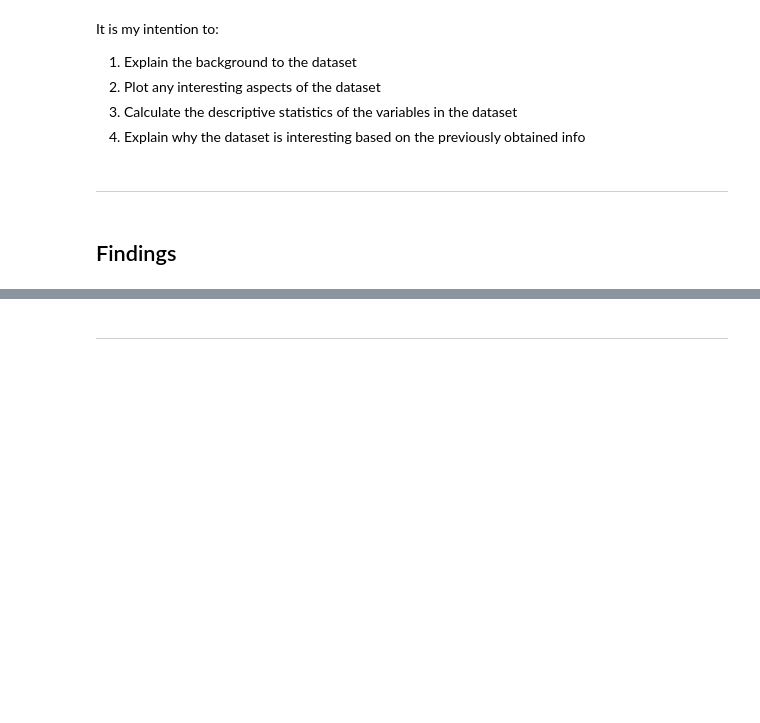
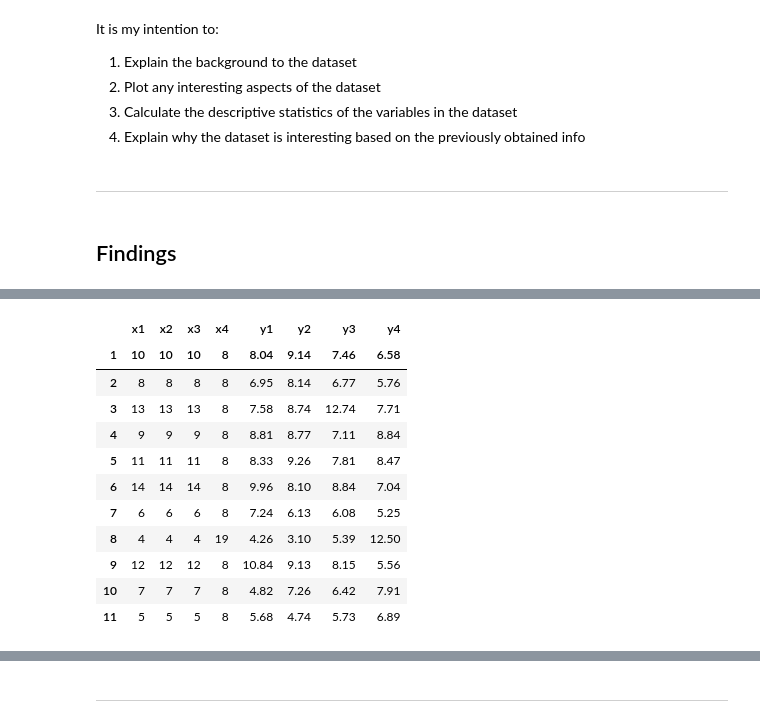
Before and after one commit to vwalsh86/Funds-of-DA-Practical, a Jupyter notebook: anscombe.datatset.ipynb, the cells around one changed output, grey strips where cells are left out. Saved outputs shown, nothing was run; the diff lists cells and outputs as text; code cells hidden in the pictures; blank space fills up the shorter version.

```diff
--- a/anscombe.datatset.ipynb
+++ b/anscombe.datatset.ipynb
@@ -129,0 +111,18 @@ dataset.describe()
+# %%
+# http://nbviewer.jupyter.org/github/psychemedia/ou-tm351/blob/master/notebooks-RFC/Anscombe's%20Quartet%20%5Bopen%5D.ipynb [7]
+import pandas as pd
+aq=pd.read_csv('anscombe.csv',header=[0,1],index_col=[0])
+aq
+# %% [output]
+|  | x1 | x2 | x3 | x4 | y1 | y2 | y3 | y4 |
+| 1 | 10 | 10 | 10 | 8 | 8.04 | 9.14 | 7.46 | 6.58 |
+| 2 | 8 | 8 | 8 | 8 | 6.95 | 8.14 | 6.77 | 5.76 |
+| 3 | 13 | 13 | 13 | 8 | 7.58 | 8.74 | 12.74 | 7.71 |
+| 4 | 9 | 9 | 9 | 8 | 8.81 | 8.77 | 7.11 | 8.84 |
+| 5 | 11 | 11 | 11 | 8 | 8.33 | 9.26 | 7.81 | 8.47 |
+| 6 | 14 | 14 | 14 | 8 | 9.96 | 8.10 | 8.84 | 7.04 |
+| 7 | 6 | 6 | 6 | 8 | 7.24 | 6.13 | 6.08 | 5.25 |
+| 8 | 4 | 4 | 4 | 19 | 4.26 | 3.10 | 5.39 | 12.50 |
+| 9 | 12 | 12 | 12 | 8 | 10.84 | 9.13 | 8.15 | 5.56 |
+| 10 | 7 | 7 | 7 | 8 | 4.82 | 7.26 | 6.42 | 7.91 |
+| 11 | 5 | 5 | 5 | 8 | 5.68 | 4.74 | 5.73 | 6.89 |
```
Also changed, not shown: parts of 24 cells of this notebook, 2 other files.
